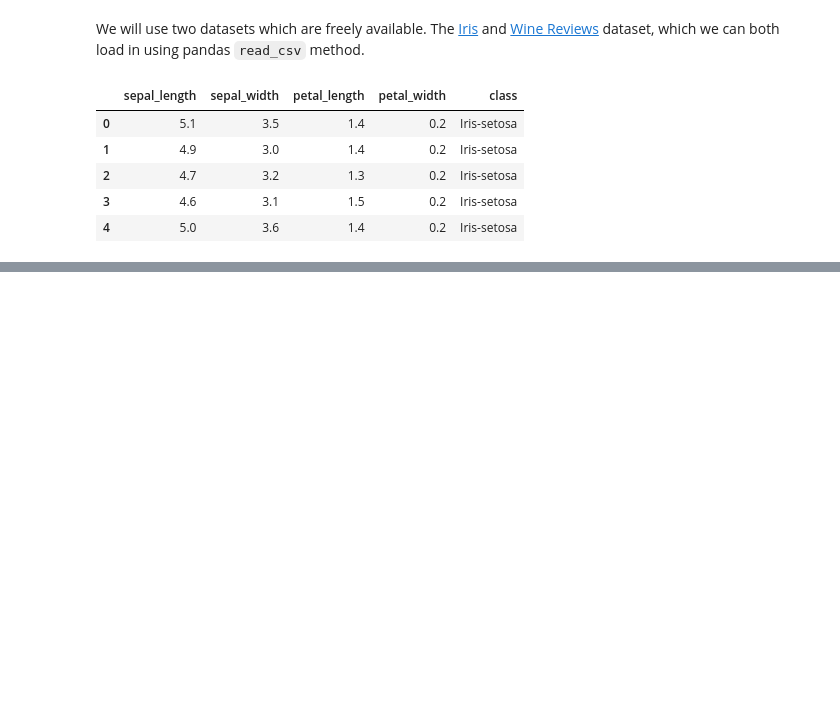
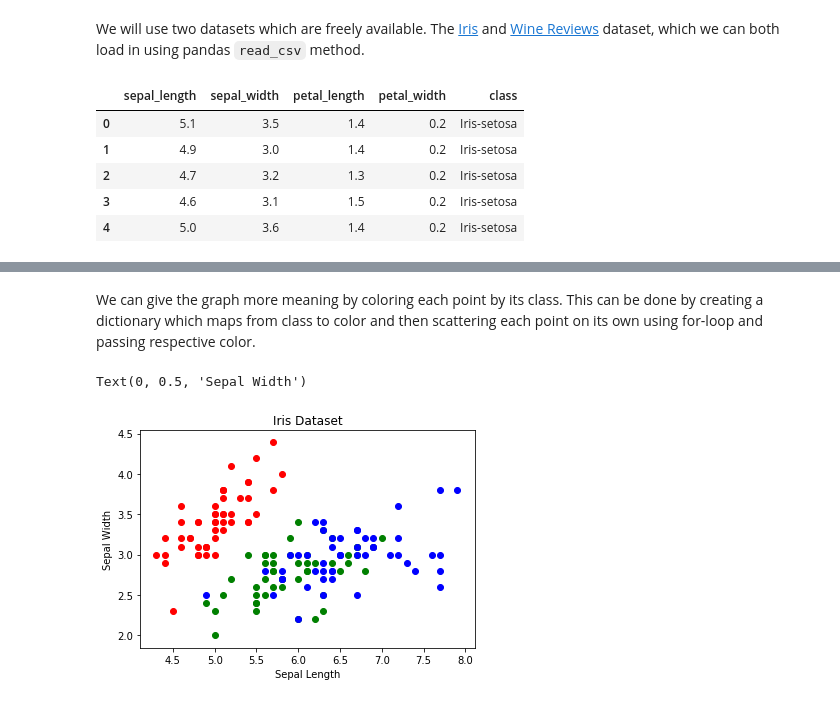
Before and after one commit to agarwal-peeush/Learning, a Jupyter notebook: Learning/ML/Data-Visualization-Python/Introduction to data visualisation.ipynb, the cells around one changed output, grey strips where cells are left out. Saved outputs shown, nothing was run; the diff lists cells and outputs as text; code cells hidden in the pictures; blank space fills up the shorter version.

```diff
--- a/Learning/ML/Data-Visualization-Python/Introduction to data visualisation.ipynb
+++ b/Learning/ML/Data-Visualization-Python/Introduction to data visualisation.ipynb
@@ -26,0 +61,20 @@ wine_reviews.head()
+# %% [markdown]
+We can give the graph more meaning by coloring each point by its class. This can be done by creating a dictionary which maps from class to color and then scattering each point on its own using for-loop and passing respective color.
+# %%
+# create color dictionary
+colors = {'Iris-setosa':'r', 'Iris-versicolor':'g', 'Iris-virginica':'b'}
+
+# create figure and axis
+fig, ax = plt.subplots()
+
+# plot each data point
+for i in range(len(iris['sepal_length'])):
+    ax.scatter(iris['sepal_length'][i], iris['sepal_width'][i], color=colors[iris['class'][i]])
+
+# set title and labels
+ax.set_title('Iris Dataset')
+ax.set_xlabel('Sepal Length')
+ax.set_ylabel('Sepal Width')
+# %% [output]
+Text(0, 0.5, 'Sepal Width')
+[figure, added]
```
Also changed, not shown: parts of 9 cells of this notebook, 1 other file.
